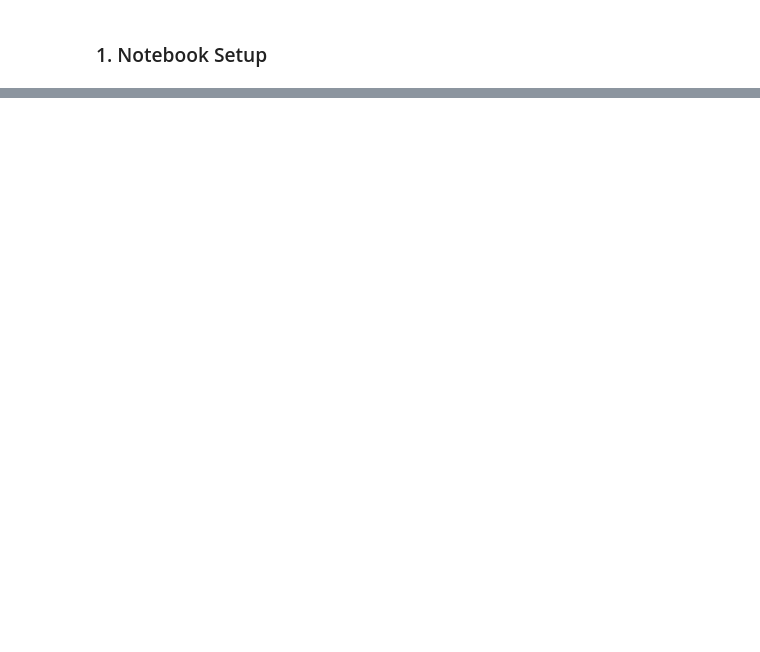
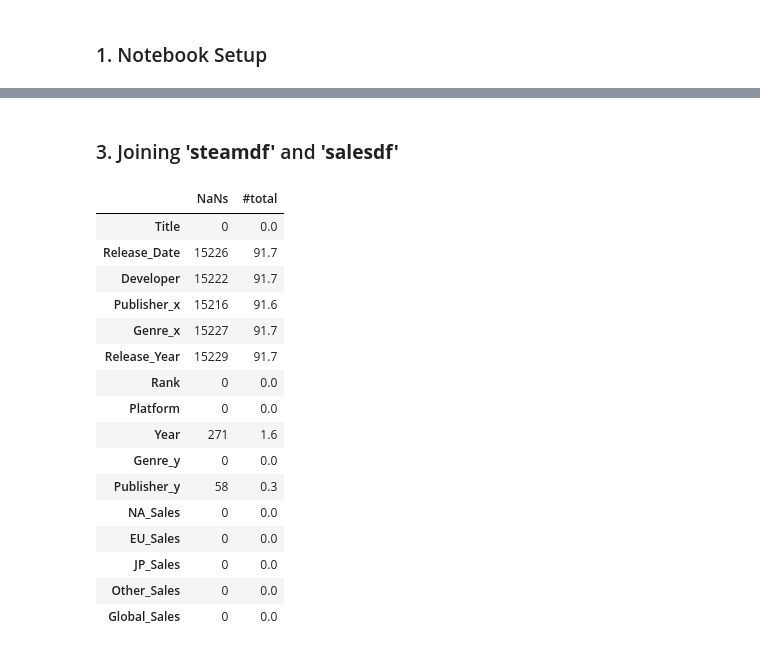
Before and after one commit to andrewbruening/Top-Global-Video-Game-Sales, a Jupyter notebook: TopGlobalGameSales.ipynb, the cells around one changed output, grey strips where cells are left out. Drawn from its saved outputs; the diff is of its cells as text; code cells hidden in the pictures; blank space fills up the shorter version.

```diff
--- a/TopGlobalGameSales.ipynb
+++ b/TopGlobalGameSales.ipynb
@@ -447,0 +122,4 @@ biggames.to_csv(path_or_buf= 'C:\\Users\\Bruen\\Dropbox\\My PC (DESKTOP-V41C1LD)
+# %%
+# Stripping white space from string ends
+steamdf['Title'] = steamdf.Title.str.strip()
+salesdf['Title'] = salesdf.Title.str.strip()
@@ -447,0 +135,4 @@ biggames.to_csv(path_or_buf= 'C:\\Users\\Bruen\\Dropbox\\My PC (DESKTOP-V41C1LD)
+# %%
+# Further standardization of strings with titlecase
+steamdf['Title'] = steamdf.Title.str.title()
+salesdf['Title'] = salesdf.Title.str.title()
@@ -447,0 +163,37 @@ biggames.to_csv(path_or_buf= 'C:\\Users\\Bruen\\Dropbox\\My PC (DESKTOP-V41C1LD)
+# %%
+# We can extract the end-of-string YYYY values with regex
+# Then assign the results to a new column: game.Year
+steamdf['Release_Year'] = steamdf.Release_Date.str.extract(r".+(\d{4}$)", expand= True)
+# %% [markdown]
+### 3. Joining **'steamdf'** and **'salesdf'**
+# %%
+# Performing a right join from 'steamdf' to 'salesdf'
+# We want the sales data in the salesdf dataset
+globalsalesdf = pd.merge(left= steamdf, right= salesdf, how= 'right', left_on= 'Title', right_on= 'Title')
+# %%
+# The high NaN count in columns from 'steamdf' is a testament to the overlap of the datasets
+# i.e. not an incredibly strong overlap
+def nanpct(x) :
+    globalsalesdfnan = x.isna().sum()
+    globalsalesdfnanpct = round(x.isna().sum() / len(x) * 100, 1)
+    display(pd.DataFrame(pd.concat((globalsalesdfnan, globalsalesdfnanpct), axis = 1).rename(columns= {0: 'NaNs', 1: '#total'})))
+
+nanpct(globalsalesdf)
+# %% [output]
+|  | NaNs | #total |
+| Title | 0 | 0.0 |
+| Release_Date | 15226 | 91.7 |
+| Developer | 15222 | 91.7 |
+| Publisher_x | 15216 | 91.6 |
+| Genre_x | 15227 | 91.7 |
+| Release_Year | 15229 | 91.7 |
+| Rank | 0 | 0.0 |
+| Platform | 0 | 0.0 |
+| Year | 271 | 1.6 |
+| Genre_y | 0 | 0.0 |
+| Publisher_y | 58 | 0.3 |
+| NA_Sales | 0 | 0.0 |
+| EU_Sales | 0 | 0.0 |
+| JP_Sales | 0 | 0.0 |
+| Other_Sales | 0 | 0.0 |
+| Global_Sales | 0 | 0.0 |
```
Also changed, not shown: parts of 84 cells of this notebook.
